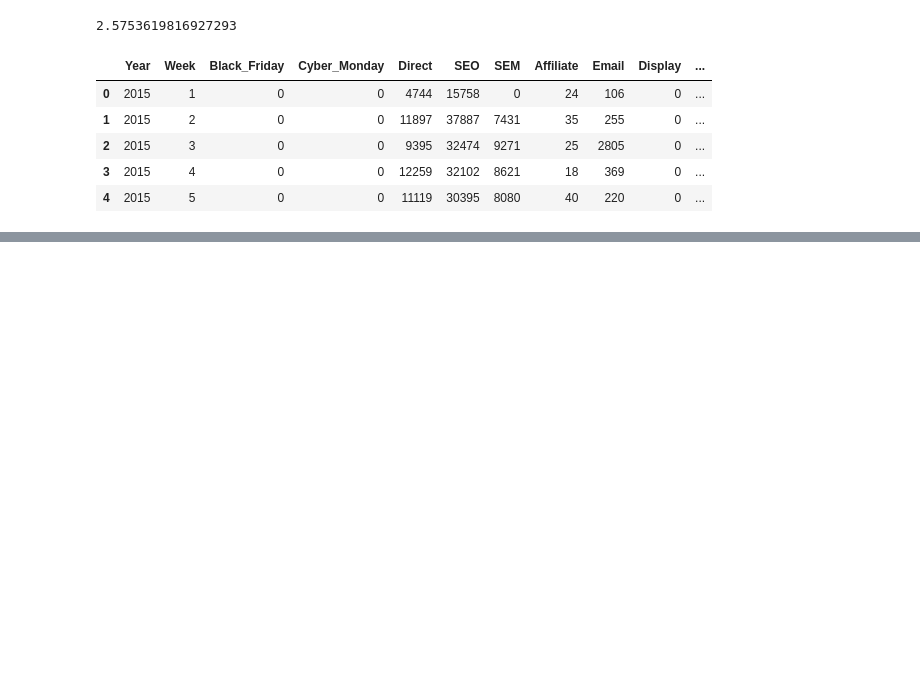
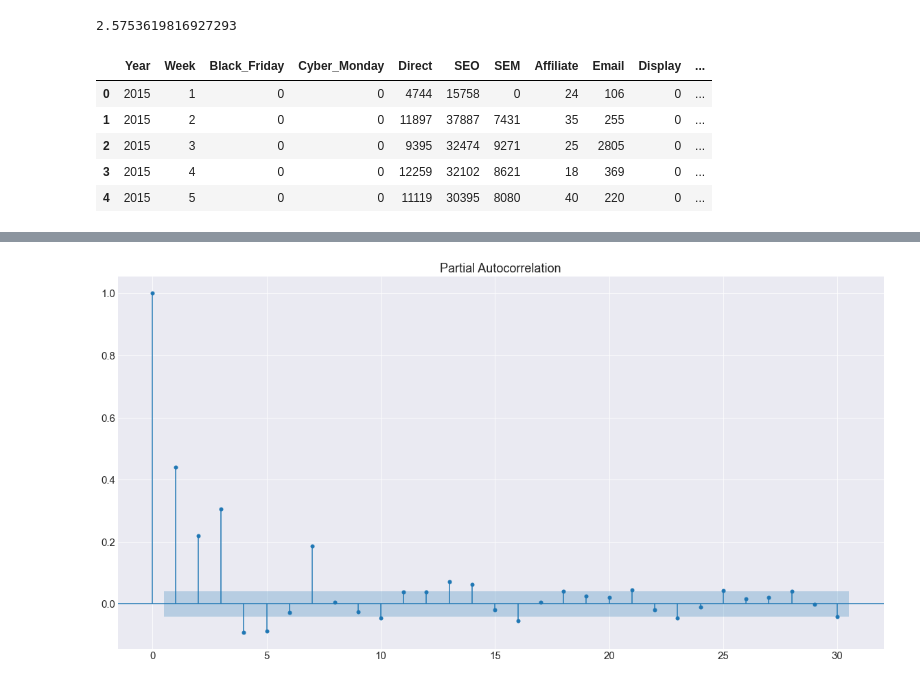
Before and after one commit to Jorge-Montenegro/TFM, a Jupyter notebook: TFM.ipynb, the cells around one changed output, grey strips where cells are left out. Drawn from its saved outputs; the diff is of its cells as text; code cells hidden in the pictures; blank space fills up the shorter version.

```diff
--- a/TFM.ipynb
+++ b/TFM.ipynb
@@ -2070,0 +2129,5 @@ Name: Revenue, Length: 328, dtype: float64
+# %%
+plot_pacf(data_small['Revenue'], lags=30)
+plt.show()
+# %% [output]
+[figure, added]
```
Also changed, not shown: parts of 29 cells of this notebook.
